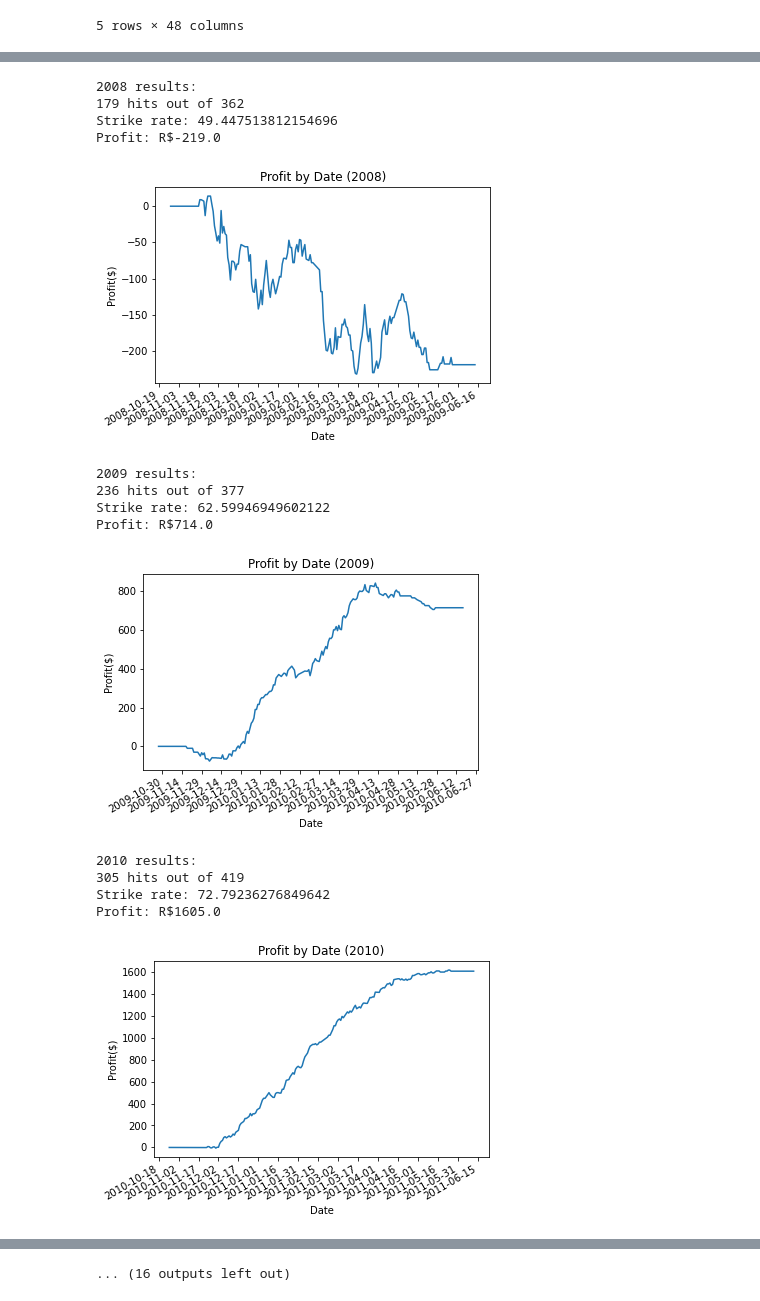
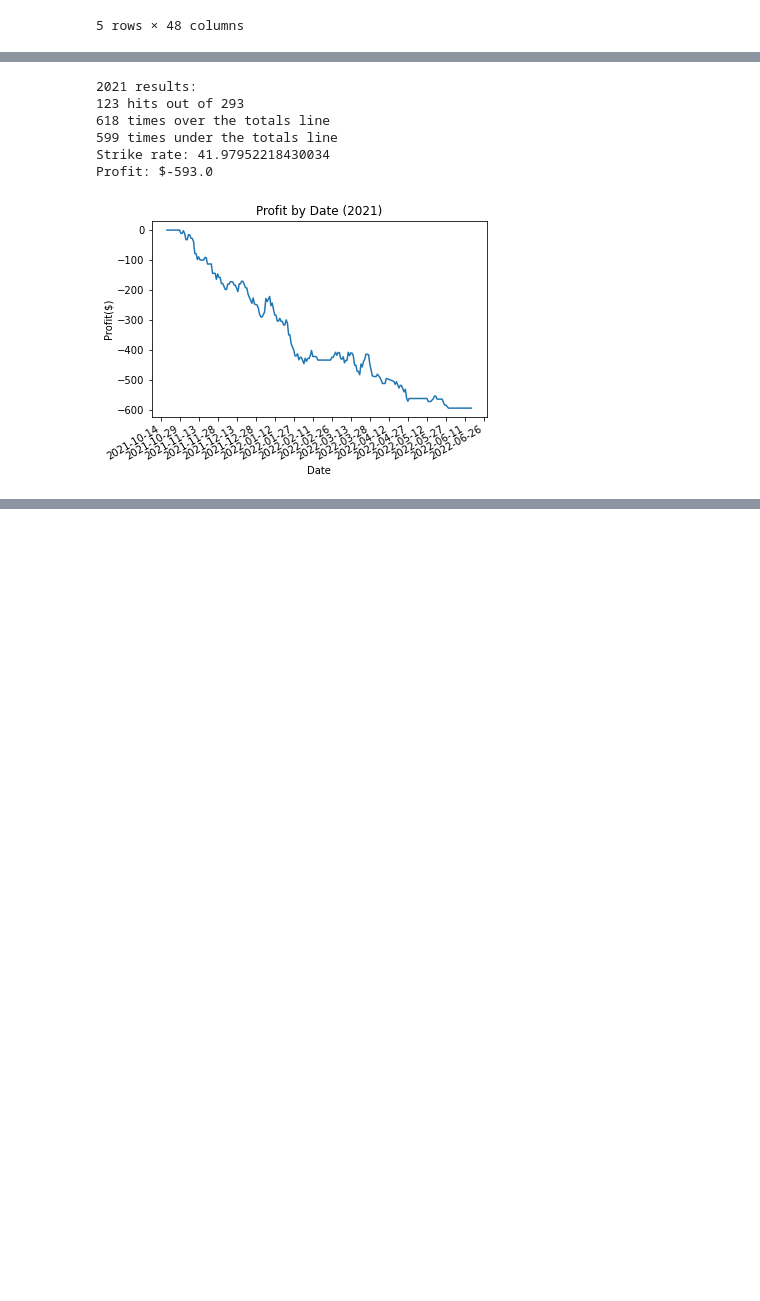
Before and after one commit to caiomelo22/nba-predictor, a Jupyter notebook: totals_predictor.ipynb, the cells around one changed output, grey strips where cells are left out. Cells and saved outputs as stored; diff of their text form; code cells hidden in the pictures; blank space fills up the shorter version.

```diff
--- a/totals_predictor.ipynb
+++ b/totals_predictor.ipynb
@@ -34,14 +34,17 @@ def execute_query(query, read_only = True):
         print(e)
     return resp
 # %%
-first_season = 2008
+first_season = 2021
 last_season = 2022
 
-min_games = 10
-n_last_games = 15
+min_games = 5
+n_last_games = 5
 default_odds = 1.9
 default_bet_value = 10
 
+min_threshold = 60
+max_threshold = 40
+
 pd.options.mode.chained_assignment = None  # default='warn'
 # %%
 season_games = execute_query(f"SELECT g.id, g.date, g.season, g.is_playoff, g.winner, g.home_id, ht.name as home_name, g.home_pts, g.home_fgm, g.home_fga, g.home_fg_pct, g.home_fg3m, g.home_fg3a, g.home_fg3_pct, g.home_ftm, g.home_fta, g.home_ft_pct, g.home_oreb, g.home_dreb, g.home_reb, g.home_ast, g.home_stl, g.home_blk, g.home_tov, g.home_pf, g.away_id, at.name as away_name, g.away_pts, g.away_fgm, g.away_fga, g.away_fg_pct, g.away_fg3m, g.away_fg3a, g.away_fg3_pct, g.away_ftm, g.away_fta, g.away_ft_pct, g.away_oreb, g.away_dreb, g.away_reb, g.away_ast, g.away_stl, g.away_blk, g.away_tov, g.away_pf, g.home_odds, g.away_odds, g.over_under_line FROM games AS g LEFT JOIN teams as ht ON g.home_id = ht.id LEFT JOIN teams as at ON g.away_id = at.id WHERE g.season >= {first_season} and g.season <= {last_season} and g.over_under_line IS NOT NULL ORDER BY g.date ASC")
@@ -88,6 +91,8 @@ while season_itr < last_season:
     rights = 0
     total = 0
     profit = 0
+    over = 0
+    under = 0
     games_filtered = season_games.loc[season_games['season'] == season_itr].reset_index(drop=True)
     dates = [games_filtered.iloc[0,:]['date']]
     profit_tracking = [0]
@@ -109,15 +114,23 @@ while season_itr < last_season:
 
         away_overall_pct, away_ha_pct = response
 
+        if game['home_pts'] + game['away_pts'] > game['over_under_line']:
+            over += 1
+        elif game['home_pts'] + game['away_pts'] < game['over_under_line']:
+            under += 1
+
         game_money = 0
-        if min(home_overall_pct, home_ha_pct, away_overall_pct, away_ha_pct) > 50:
+        array_converted = np.array([home_overall_pct, home_ha_pct, away_overall_pct, away_ha_pct])
+        if min(home_overall_pct, home_ha_pct, away_overall_pct, away_ha_pct) > max_threshold:
+            print('over', array_converted)
             if game['home_pts'] + game['away_pts'] > game['over_under_line']:
                 rights += 1
                 game_money = default_bet_value * (default_odds-1)
             else:
                 game_money = -default_bet_value
             total += 1
-        elif max(home_overall_pct, home_ha_pct, away_overall_pct, away_ha_pct) < 50:
+        elif max(home_overall_pct, home_ha_pct, away_overall_pct, away_ha_pct) < min_threshold:
+            print('under', array_converted)
             if game['home_pts'] + game['away_pts'] < game['over_under_line']:
                 rights += 1
                 game_money = default_bet_value * (default_odds-1)
@@ -133,6 +146,8 @@ while season_itr < last_season:
         'total': total,
         'profit': profit,
         'dates': dates,
+        'over': over,
+        'under': under,
         'profit_tracking': profit_tracking
     }
     season_itr += 1
@@ -158,21 +176,15 @@ def plot_progression_chart(result, season):
     plt.savefig('charts/{}.png'.format(title.replace(' ','_').lower()), dpi=300)
     plt.show()
 # %%
+profit_sum = 0
 for season in results:
+    profit_sum += results[season]['profit']
     plot_progression_chart(results[season], season)
 # %% [output]
-2008 results:
-179 hits out of 362
-Strike rate: 49.447513812154696
-Profit: R$-219.0
+2021 results:
+123 hits out of 293
+618 times over the totals line
+599 times under the totals line
+Strike rate: 41.97952218430034
+Profit: $-593.0
-[figure, old version]
+[figure, new version]
-2009 results:
-236 hits out of 377
-Strike rate: 62.59946949602122
-Profit: R$714.0
-[figure, removed]
-2010 results:
-305 hits out of 419
-Strike rate: 72.79236276849642
-Profit: R$1605.0
-[figure, removed]
@@ -194 +190,0 @@ Profit: R$2416.0
-... (16 outputs left out)
```
Also changed, not shown: parts of 6 cells of this notebook, 2 other files.
